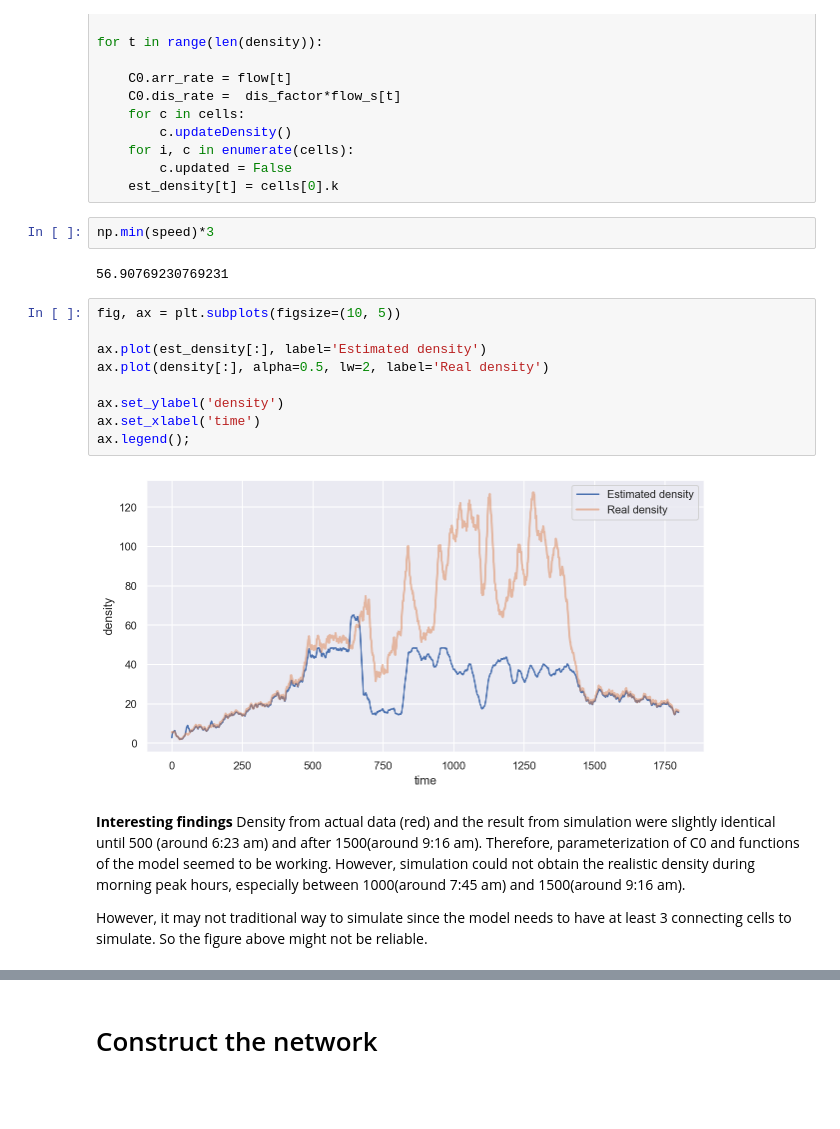
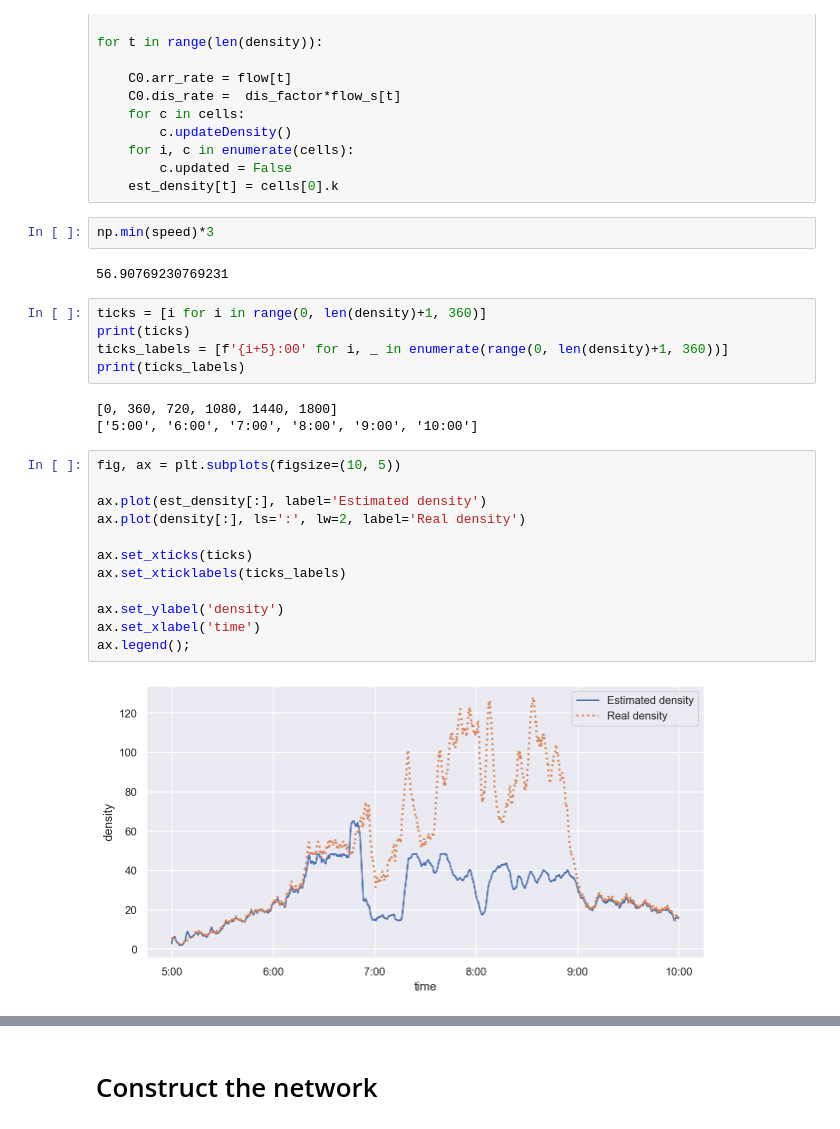
Before and after one commit to KazuichiroTaira/CTM, a Jupyter notebook: CTM model - version 2 with values for each cell and ramps1004.ipynb, the cells around one changed output, grey strips where cells are left out. Saved outputs shown, nothing was run; the diff lists cells and outputs as text; blank space fills up the shorter version.

Commit message:
fixing fig with time(hours) scale

```diff
--- a/CTM model - version 2 with values for each cell and ramps1004.ipynb
+++ b/CTM model - version 2 with values for each cell and ramps1004.ipynb
@@ -546,23 +546,29 @@ for t in range(len(density)):
     for i, c in enumerate(cells):
         c.updated = False
     est_density[t] = cells[0].k
-# %%
-np.min(speed)*3
-# %% [output]
-56.90769230769231
+# %%
+np.min(speed)*3
+# %% [output]
+56.90769230769231
+# %%
+ticks = [i for i in range(0, len(density)+1, 360)]
+print(ticks)
+ticks_labels = [f'{i+5}:00' for i, _ in enumerate(range(0, len(density)+1, 360))]
+print(ticks_labels)
+# %% [output]
+[0, 360, 720, 1080, 1440, 1800]
+['5:00', '6:00', '7:00', '8:00', '9:00', '10:00']
 # %%
 fig, ax = plt.subplots(figsize=(10, 5))
 
 ax.plot(est_density[:], label='Estimated density')
-ax.plot(density[:], alpha=0.5, lw=2, label='Real density')
+ax.plot(density[:], ls=':', lw=2, label='Real density')
+
+ax.set_xticks(ticks)
+ax.set_xticklabels(ticks_labels)
 
 ax.set_ylabel('density')
 ax.set_xlabel('time')
 ax.legend();
 # %% [output]
-[figure, old version]
+[figure, new version]
-# %% [markdown]
-**Interesting findings**
-Density from actual data (red) and the result from simulation were slightly identical until 500 (around 6:23 am) and after 1500(around 9:16 am). Therefore, parameterization of C0 and functions of the model seemed to be working. However, simulation could not obtain the realistic density during morning peak hours, especially between 1000(around 7:45 am) and 1500(around 9:16 am).
-
-However, it may not traditional way to simulate since the model needs to have at least 3 connecting cells to simulate. So the figure above might not be reliable.
```
Also changed, not shown: parts of 53 cells of this notebook.
